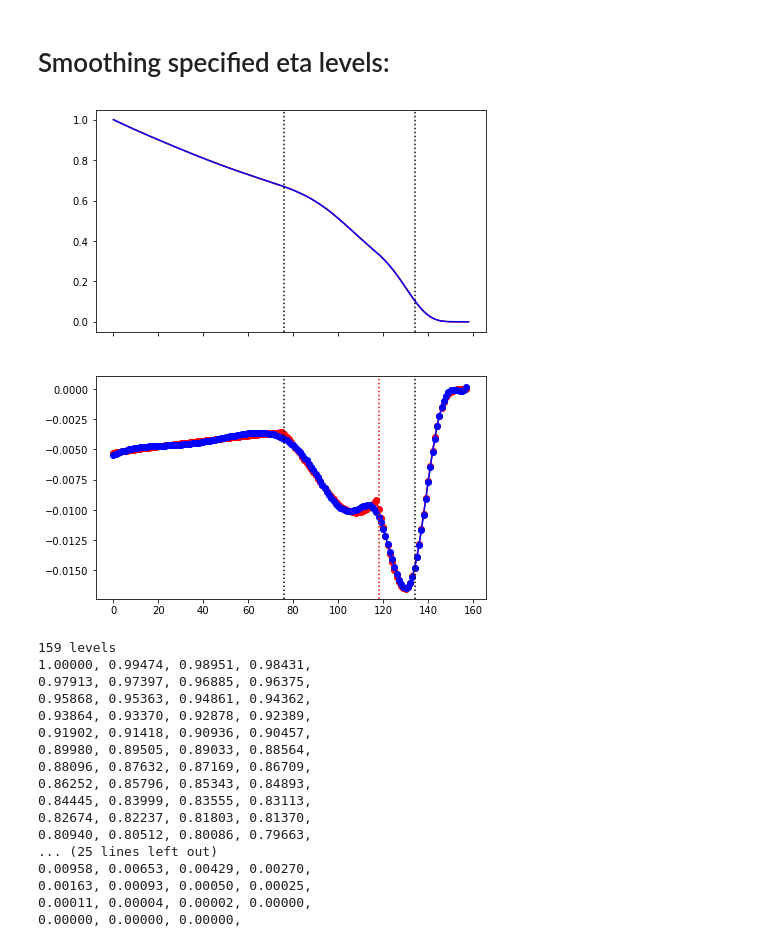
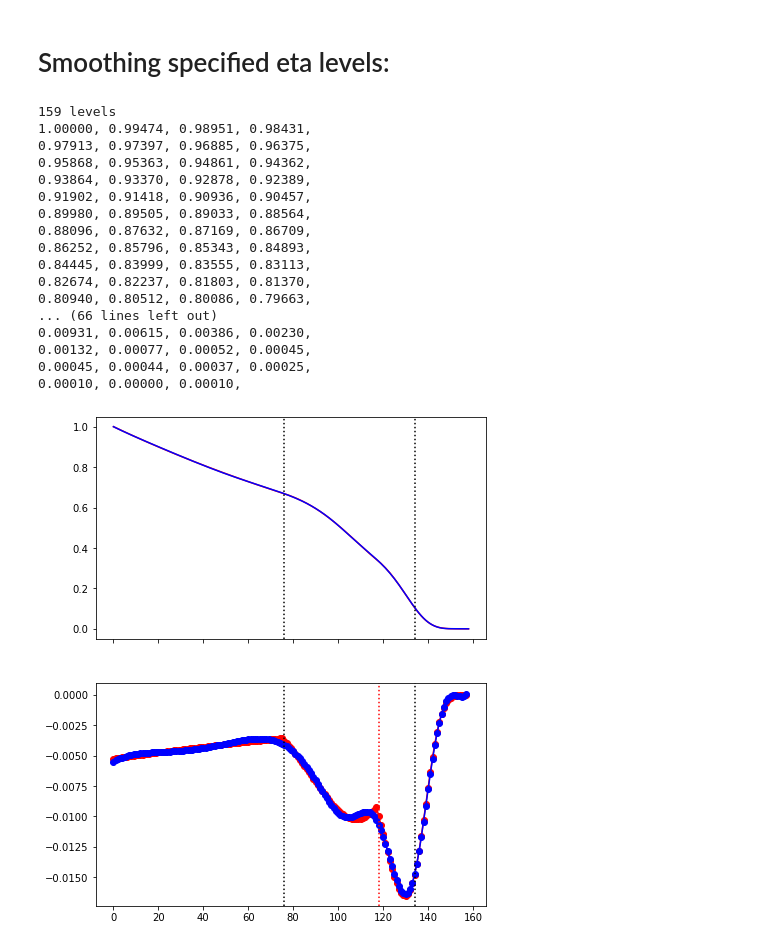
Before and after one commit to a2e-mmc/assessment, a Jupyter notebook: examples/EtaLevelCreate_Tutorial.ipynb, the cells around one changed output. Cells and saved outputs as stored; diff of their text form; code cells hidden in the pictures.

```diff
--- a/examples/EtaLevelCreate_Tutorial.ipynb
+++ b/examples/EtaLevelCreate_Tutorial.ipynb
@@ -153,44 +153,45 @@ orig_lvls = np.asarray([1.000000, 0.998683, 0.997367, 0.996053, 0.994740, 0.9934
 orig_lvls*=orig_lvls**3
 # %%
 # Call eta levels into CreateEtaLevels:
-orig_eta = CreateEtaLevels(eta_levels=orig_lvls)
+orig_eta = CreateEtaLevels(eta_levels=orig_lvls,n_total_levels=159)
+orig_eta.print_eta_levels()
 # Call the smoothing function:
-smooth_eta = orig_eta.smooth_eta_levels(smooth_fact=5e-6,smooth_degree=4)
+orig_eta.smooth_eta_levels(smooth_fact=6e-6,smooth_degree=4)
 
+orig_eta.print_eta_levels()
 # Plot the result!
 fig,ax = plt.subplots(nrows=2,figsize=(7,9),sharex=True)
 
 ax[0].plot(orig_lvls,c='r')
-ax[0].plot(smooth_eta,c='b')
+ax[0].plot(orig_eta.eta_levels,c='b')
 ax[0].axvline(76,ls=':',c='k')
 ax[0].axvline(134,ls=':',c='k')
 
 ax[1].plot(orig_lvls[1:]-orig_lvls[:-1],marker='o',c='r')
-ax[1].plot(smooth_eta[1:]-smooth_eta[:-1],marker='o',c='b')
+ax[1].plot(orig_eta.eta_levels[1:]-orig_eta.eta_levels[:-1],marker='o',c='b')
 ax[1].axvline(76,ls=':',c='k')
 ax[1].axvline(134,ls=':',c='k')
 ax[1].axvline(118,ls=':',c='r')
 plt.show()
-orig_eta.print_eta_levels()
 # %% [output]
+159 levels
+1.00000, 0.99474, 0.98951, 0.98431,
+0.97913, 0.97397, 0.96885, 0.96375,
+0.95868, 0.95363, 0.94861, 0.94362,
+0.93864, 0.93370, 0.92878, 0.92389,
+0.91902, 0.91418, 0.90936, 0.90457,
+0.89980, 0.89505, 0.89033, 0.88564,
+0.88096, 0.87632, 0.87169, 0.86709,
+0.86252, 0.85796, 0.85343, 0.84893,
+0.84445, 0.83999, 0.83555, 0.83113,
+0.82674, 0.82237, 0.81803, 0.81370,
+0.80940, 0.80512, 0.80086, 0.79663,
+... (66 lines left out)
+0.00931, 0.00615, 0.00386, 0.00230,
+0.00132, 0.00077, 0.00052, 0.00045,
+0.00045, 0.00044, 0.00037, 0.00025,
+0.00010, 0.00000, 0.00010,
-[figure, old version]
+[figure, new version]
-159 levels
-1.00000, 0.99474, 0.98951, 0.98431,
-0.97913, 0.97397, 0.96885, 0.96375,
-0.95868, 0.95363, 0.94861, 0.94362,
-0.93864, 0.93370, 0.92878, 0.92389,
-0.91902, 0.91418, 0.90936, 0.90457,
-0.89980, 0.89505, 0.89033, 0.88564,
-0.88096, 0.87632, 0.87169, 0.86709,
-0.86252, 0.85796, 0.85343, 0.84893,
-0.84445, 0.83999, 0.83555, 0.83113,
-0.82674, 0.82237, 0.81803, 0.81370,
-0.80940, 0.80512, 0.80086, 0.79663,
-... (25 lines left out)
-0.00958, 0.00653, 0.00429, 0.00270,
-0.00163, 0.00093, 0.00050, 0.00025,
-0.00011, 0.00004, 0.00002, 0.00000,
-0.00000, 0.00000, 0.00000,
 # %%
 def generate_eta_levels(levels=None,
                         surface_temp=290,
```
Also changed, not shown: parts of 4 cells of this notebook.
